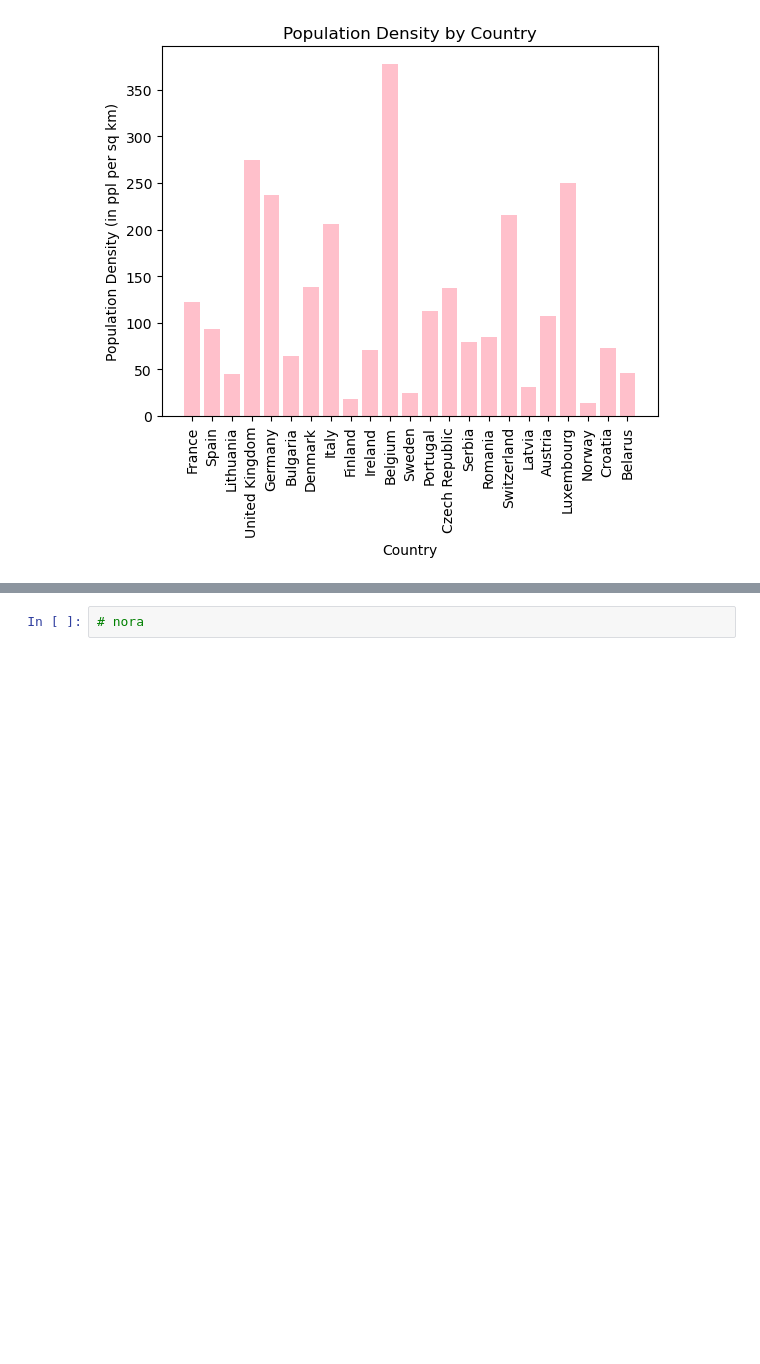
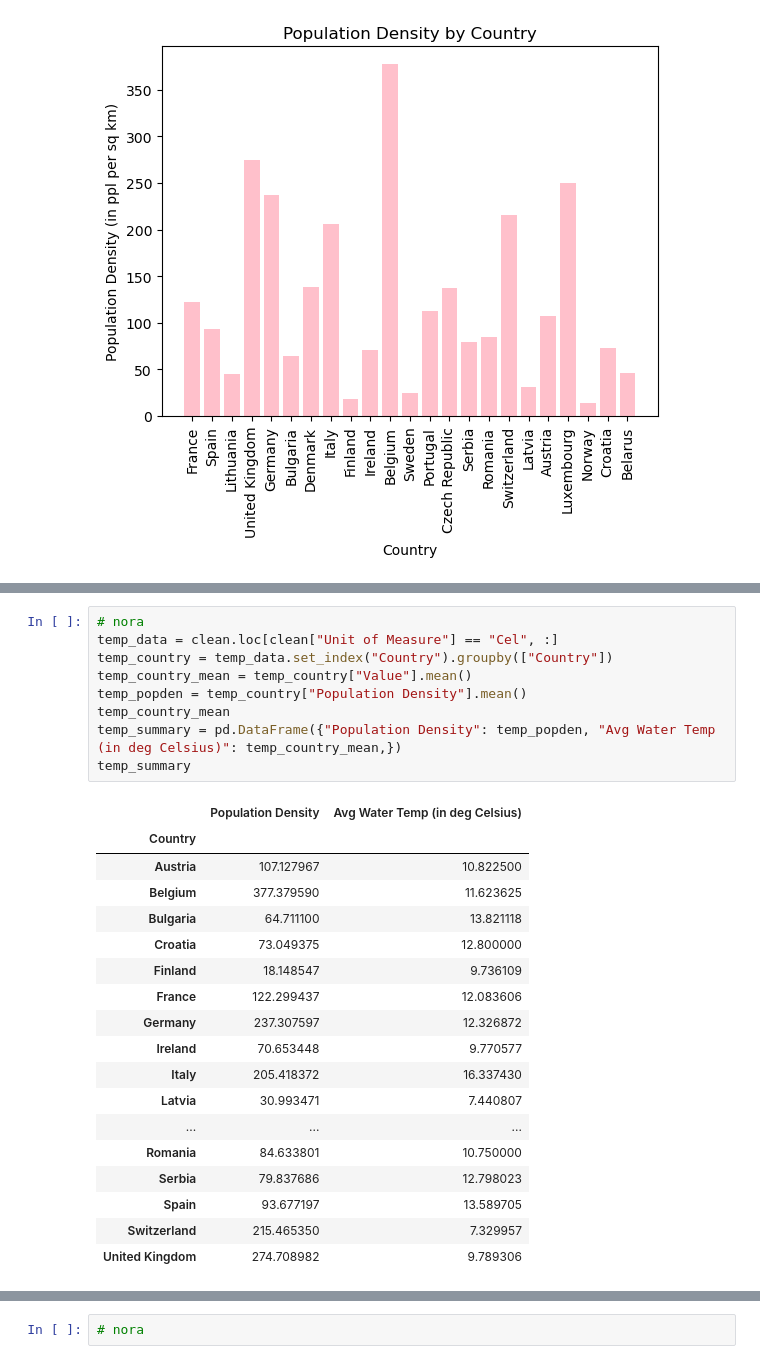
Before and after one commit to zhou0366/UMN_BootCamp_Project1_Group2, a Jupyter notebook: analysis.ipynb, the cells around one changed output, grey strips where cells are left out. Drawn from its saved outputs; the diff is of its cells as text; blank space fills up the shorter version.

```diff
--- a/analysis.ipynb
+++ b/analysis.ipynb
@@ -79,0 +87,28 @@ plt.show()
+# %%
+# nora
+temp_data = clean.loc[clean["Unit of Measure"] == "Cel", :]
+temp_country = temp_data.set_index("Country").groupby(["Country"])
+temp_country_mean = temp_country["Value"].mean()
+temp_popden = temp_country["Population Density"].mean()
+temp_country_mean
+temp_summary = pd.DataFrame({"Population Density": temp_popden, "Avg Water Temp (in deg Celsius)": temp_country_mean,})
+temp_summary
+# %% [output]
+|  | Population Density | Avg Water Temp (in deg Celsius) |
+| Country |  |  |
+| Austria | 107.127967 | 10.822500 |
+| Belgium | 377.379590 | 11.623625 |
+| Bulgaria | 64.711100 | 13.821118 |
+| Croatia | 73.049375 | 12.800000 |
+| Finland | 18.148547 | 9.736109 |
+| France | 122.299437 | 12.083606 |
+| Germany | 237.307597 | 12.326872 |
+| Ireland | 70.653448 | 9.770577 |
+| Italy | 205.418372 | 16.337430 |
+| Latvia | 30.993471 | 7.440807 |
+| ... | ... | ... |
+| Romania | 84.633801 | 10.750000 |
+| Serbia | 79.837686 | 12.798023 |
+| Spain | 93.677197 | 13.589705 |
+| Switzerland | 215.465350 | 7.329957 |
+| United Kingdom | 274.708982 | 9.789306 |
```
Also changed, not shown: parts of 7 cells of this notebook.
